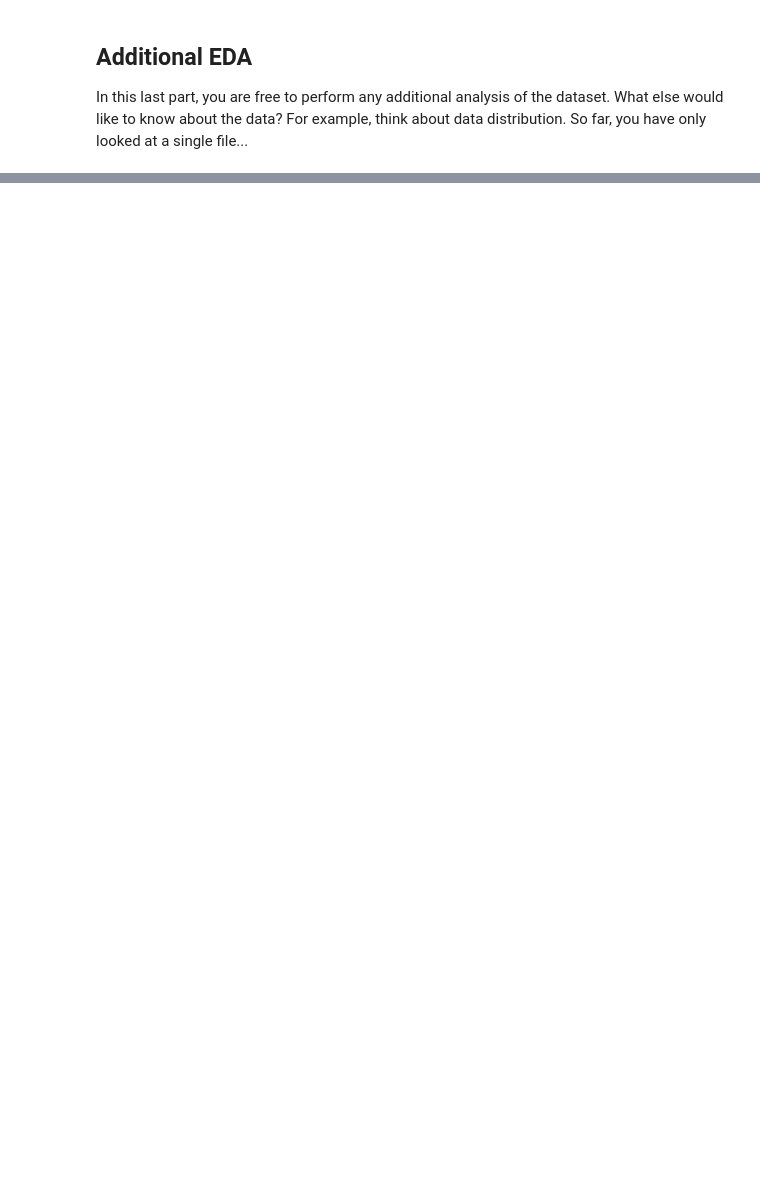
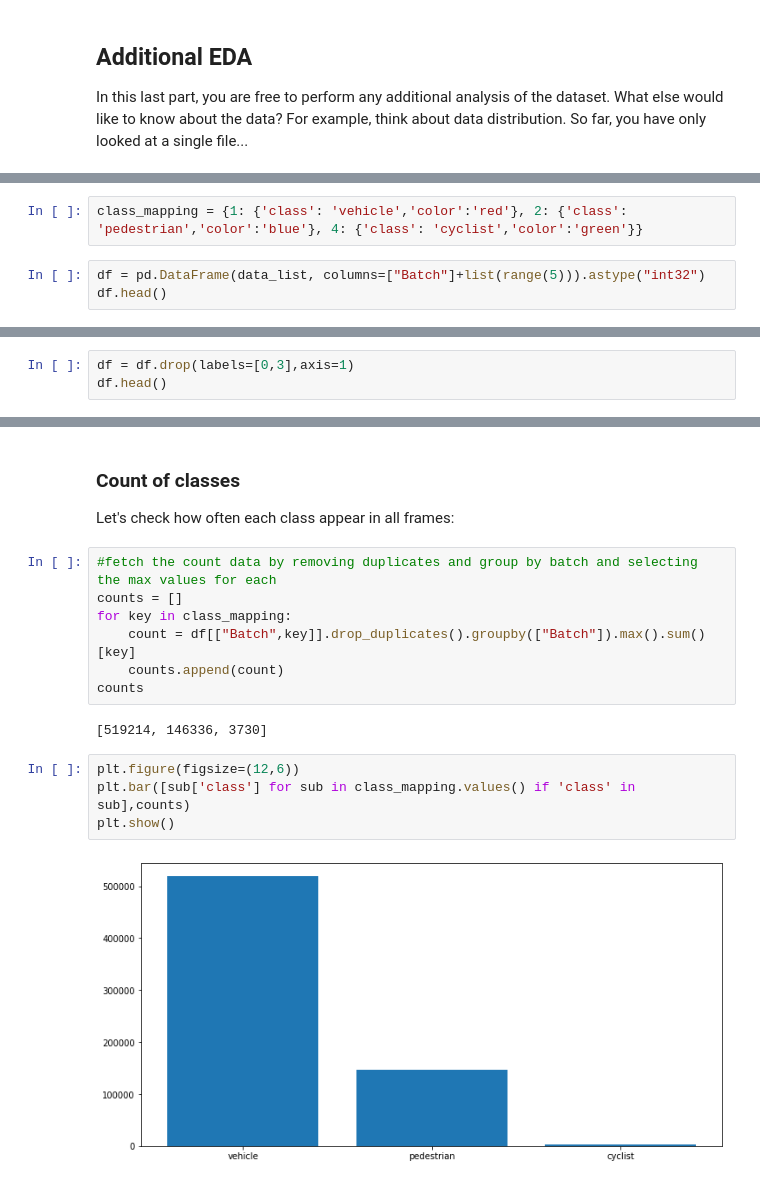
Before and after one commit to lr91-089/Udacity-nd229-object-detection, a Jupyter notebook: Exploratory Data Analysis.ipynb, the cells around one changed output, grey strips where cells are left out. Saved outputs shown, nothing was run; the diff lists cells and outputs as text; blank space fills up the shorter version.

```diff
--- a/Exploratory Data Analysis.ipynb
+++ b/Exploratory Data Analysis.ipynb
@@ -31,0 +145,5 @@ For example, think about data distribution. So far, you have only looked at a si
+# %%
+class_mapping = {1: {'class': 'vehicle','color':'red'}, 2: {'class': 'pedestrian','color':'blue'}, 4: {'class': 'cyclist','color':'green'}}
+# %%
+df = pd.DataFrame(data_list, columns=["Batch"]+list(range(5))).astype("int32")
+df.head()
@@ -31,0 +157,3 @@ For example, think about data distribution. So far, you have only looked at a si
+# %%
+df = df.drop(labels=[0,3],axis=1)
+df.head()
@@ -31,0 +167,19 @@ For example, think about data distribution. So far, you have only looked at a si
+# %% [markdown]
+### Count of classes
+
+Let's check how often each class appear in all frames:
+# %%
+#fetch the count data by removing duplicates and group by batch and selecting the max values for each
+counts = []
+for key in class_mapping:
+    count = df[["Batch",key]].drop_duplicates().groupby(["Batch"]).max().sum()[key]
+    counts.append(count)
+counts
+# %% [output]
+[519214, 146336, 3730]
+# %%
+plt.figure(figsize=(12,6))
+plt.bar([sub['class'] for sub in class_mapping.values() if 'class' in sub],counts)
+plt.show()
+# %% [output]
+[figure, added]
```
Also changed, not shown: parts of 20 cells of this notebook, 4 other files.
